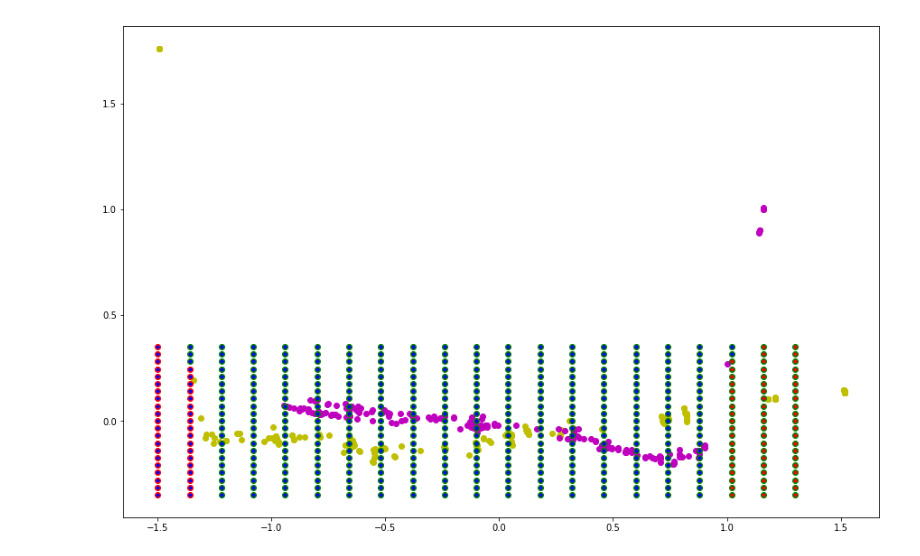
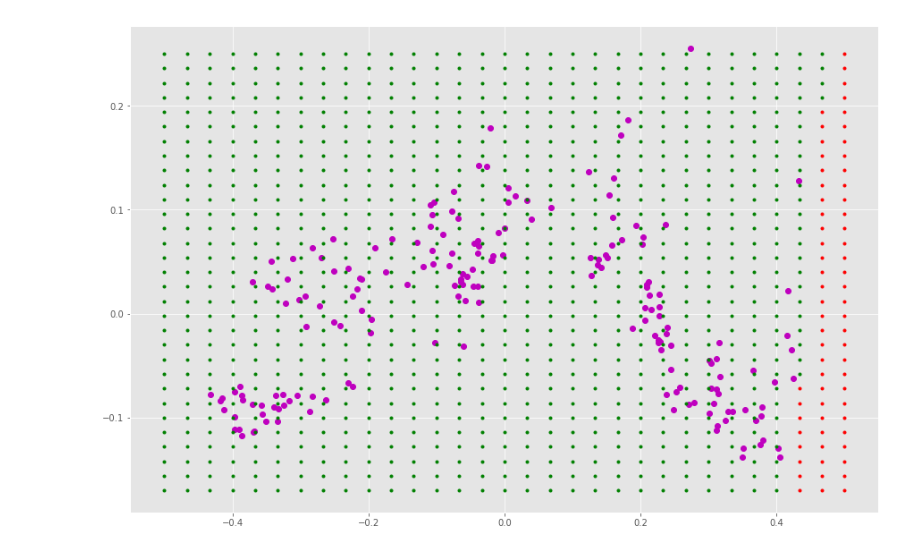
Before and after one commit to shvimas/diploma, a Jupyter notebook: notebooks/vg.ipynb, the cells around one changed output. Cells and saved outputs as stored; diff of their text form; code cells hidden in the pictures.

```diff
--- a/notebooks/vg.ipynb
+++ b/notebooks/vg.ipynb
@@ -8,9 +8,12 @@ if "/Users/shvimas/GitHub/diploma/src" not in sys.path:
 from importlib import reload
 import matplotlib.pyplot as pl
 import data_helpers as dh
+import helper_funcs as hf
 import vg_pricing as vg
 from pars_range import Range, ParsRange
+from fft import FFT
 
 pl.rcParams["figure.figsize"] = (15, 10)
+pl.style.use('ggplot')
 # %%
 pl.rcParams["figure.figsize"] = (15, 10)
@@ -175,0 +221,13 @@ components2 = pca2.components_
+# %%
+import numpy as np
+import sklearn.decomposition as de
+import os
+if os.getcwd() != '/Users/shvimas/GitHub/diploma':
+    os.chdir('/Users/shvimas/GitHub/diploma')
+
+filename = hf.get_filename(model='vg', metric='MAE', best=True, is_call=None)
+centers = np.array(list(dh.extract_centers(filename)))
+pca = de.PCA(n_components=2)
+pca.fit(centers)
+print(pca.explained_variance_ratio_)
+components = pca.components_
@@ -176,11 +236,7 @@ components2 = pca2.components_
 # %%
-centers_2d_1 = pca1.fit_transform(centers1)
-centers_2d_2 = pca2.fit_transform(centers2)
+centers_2d = pca.fit_transform(centers)
 #dh.plot_dots(centers_2d_1, centers_2d_2)
-dh.plot_and_color_2d_params(model='vg', dots=centers_2d_1,
-                            factors=pca1.components_, means=pca1.mean_,
+dh.plot_and_color_2d_params(model='vg', dots=centers_2d,
+                            factors=pca.components_, means=pca.mean_,
                             bounds_only=False)
-dh.plot_and_color_2d_params(model='vg', dots=centers_2d_2,
-                            factors=pca2.components_, means=pca2.mean_,
-                            bounds_only=False)
 # %% [output]
@@ -235,12 +283,9 @@ pl.plot(restored[:, 0], restored[:, 2], 'g.')
 # %%
-common_grid = np.array(dh.grid(-1.5, 1.3, -.35, .35, n=20))
+common_grid = np.array(hf.grid(-0.5, 0.5, -0.17, 0.25, n=30))
 
-dh.plot_dots(centers_2d_1, centers_2d_2, style1='yo', style2='mo')
+dh.plot_dots(centers_2d, style1='mo')
 dh.plot_and_color_2d_params(model='vg', dots=common_grid,
-                            factors=pca1.components_, means=pca1.mean_,
-                            style_good='go', style_bad='ro', bounds_only=False)
-dh.plot_and_color_2d_params(model='vg', dots=common_grid,
-                            factors=pca2.components_, means=pca2.mean_,
-                            style_good='b.', style_bad='r.', bounds_only=False)
+                            factors=pca.components_, means=pca.mean_,
+                            style_good='g.', style_bad='r.', bounds_only=False)
 # %% [output]
-[figure, old version]
+[figure, new version]
```
Also changed, not shown: parts of 35 cells of this notebook, 20 other files.
